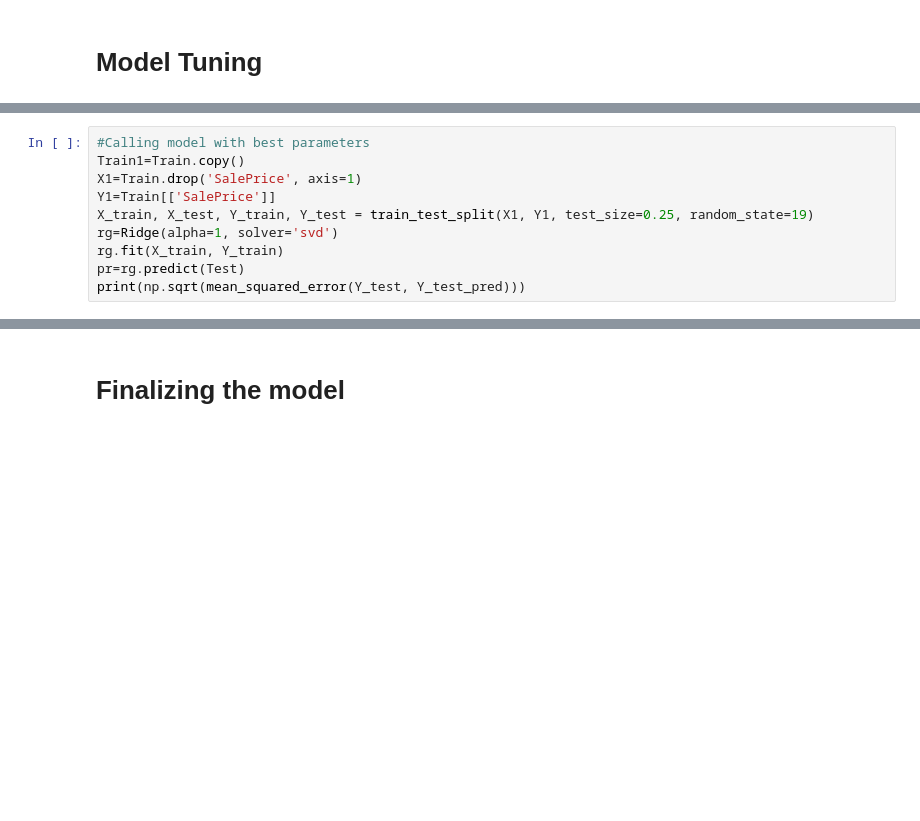
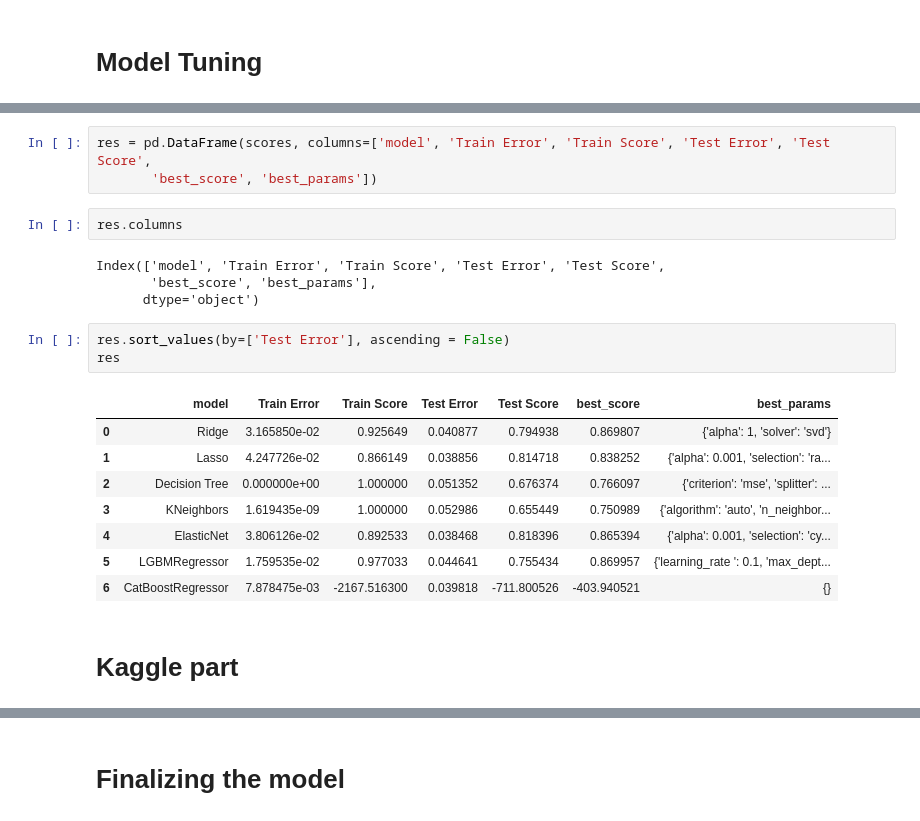
Before and after one commit to DevTeymur/House-Price-Prediction-Model, a Jupyter notebook: model.ipynb, the cells around one changed output, grey strips where cells are left out. Drawn from its saved outputs; the diff is of its cells as text; blank space fills up the shorter version.

```diff
--- a/model.ipynb
+++ b/model.ipynb
@@ -625,10 +541,0 @@ res
-# %%
-#Calling model with best parameters
-Train1=Train.copy()
-X1=Train.drop('SalePrice', axis=1)
-Y1=Train[['SalePrice']]
-X_train, X_test, Y_train, Y_test = train_test_split(X1, Y1, test_size=0.25, random_state=19)
-rg=Ridge(alpha=1, solver='svd')
-rg.fit(X_train, Y_train)
-pr=rg.predict(Test)
-print(np.sqrt(mean_squared_error(Y_test, Y_test_pred)))
@@ -654,0 +620,23 @@ submission.to_csv('final.csv',index=False)
+# %%
+res = pd.DataFrame(scores, columns=['model', 'Train Error', 'Train Score', 'Test Error', 'Test Score',
+       'best_score', 'best_params'])
+# %%
+res.columns
+# %% [output]
+Index(['model', 'Train Error', 'Train Score', 'Test Error', 'Test Score',
+       'best_score', 'best_params'],
+      dtype='object')
+# %%
+res.sort_values(by=['Test Error'], ascending = False)
+res
+# %% [output]
+|  | model | Train Error | Train Score | Test Error | Test Score | best_score | best_params |
+| 0 | Ridge | 3.165850e-02 | 0.925649 | 0.040877 | 0.794938 | 0.869807 | {'alpha': 1, 'solver': 'svd'} |
+| 1 | Lasso | 4.247726e-02 | 0.866149 | 0.038856 | 0.814718 | 0.838252 | {'alpha': 0.001, 'selection': 'ra... |
+| 2 | Decision Tree | 0.000000e+00 | 1.000000 | 0.051352 | 0.676374 | 0.766097 | {'criterion': 'mse', 'splitter': ... |
+| 3 | KNeighbors | 1.619435e-09 | 1.000000 | 0.052986 | 0.655449 | 0.750989 | {'algorithm': 'auto', 'n_neighbor... |
+| 4 | ElasticNet | 3.806126e-02 | 0.892533 | 0.038468 | 0.818396 | 0.865394 | {'alpha': 0.001, 'selection': 'cy... |
+| 5 | LGBMRegressor | 1.759535e-02 | 0.977033 | 0.044641 | 0.755434 | 0.869957 | {'learning_rate ': 0.1, 'max_dept... |
+| 6 | CatBoostRegressor | 7.878475e-03 | -2167.516300 | 0.039818 | -711.800526 | -403.940521 | {} |
+# %% [markdown]
+# Kaggle part
```
Also changed, not shown: parts of 59 cells of this notebook, 4 other files.
